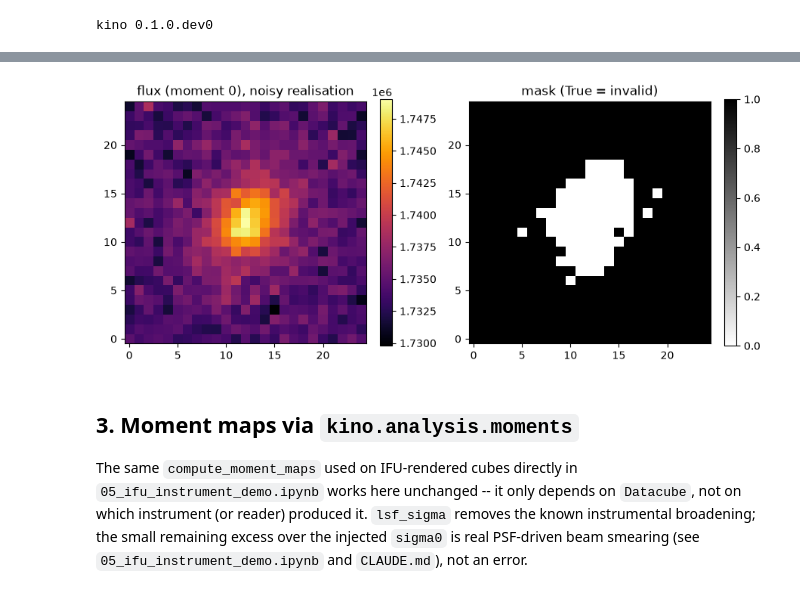
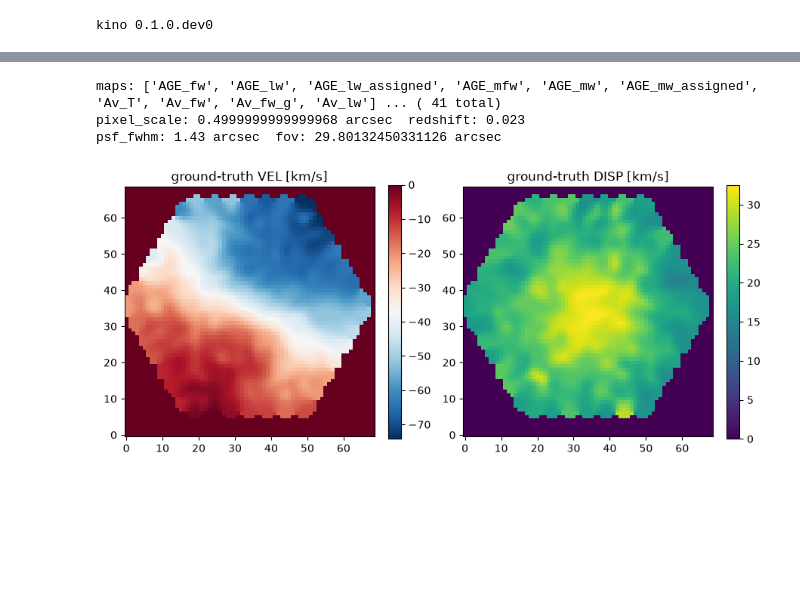
Before and after one commit to andrevitorelli/KINO, a Jupyter notebook: notebooks/06_mangia_datacube_demo.ipynb, the cells around one changed output, grey strips where cells are left out. Saved outputs shown, nothing was run; the diff lists cells and outputs as text; code cells hidden in the pictures; blank space fills up the shorter version.

```diff
--- a/notebooks/06_mangia_datacube_demo.ipynb
+++ b/notebooks/06_mangia_datacube_demo.ipynb
@@ -28,22 +35,26 @@ current (expected) failure mode.
 # %% [markdown]
 ## 0. Setup
 # %%
+import os
 from pathlib import Path
 
 import astropy.units as u
 import matplotlib.pyplot as plt
 import numpy as np
-from astropy.constants import c as C_LIGHT
-from astropy.io import fits
 
 import kino
-from kino.analysis.moments import compute_moment_maps
-from kino.galaxy import DiscGalaxy
-from kino.instruments import IFU
-from kino.io.manga import read_mangia_cube
-from kino.lensing import apply_shear
+from kino.analysis.moments import compute_moment_maps, crop_to_line
+from kino.io.download import fetch_mangia_members, mangia_member_name
+from kino.io.manga import (
+    read_mangia_maps,
+    read_mangia_rss,
+    regrid_fibers_to_grid,
+    regrid_rss_to_cube,
+)
 
-rng = np.random.default_rng(seed=7)  # explicit, seeded RNG -- see CLAUDE.md conventions
 print("kino", kino.__version__)
+
+DATA_DIR = Path("..") / "data" / "mangia"
+DATA_DIR.mkdir(parents=True, exist_ok=True)
 # %% [output]
 kino 0.1.0.dev0
@@ -139,23 +121,20 @@ unverified: True
 # %%
-cube_for_image = read_mangia_cube(noisy_path, pixel_scale=ifu.pixel_scale)
-flux_map = cube_for_image.flux.sum(axis=0)
+rss_path, maps_path = available[0]
+maps = read_mangia_maps(maps_path)
+print("maps:", sorted(maps.maps)[:10], "... (", len(maps.maps), "total)")
+print("pixel_scale:", maps.pixel_scale, " redshift:", maps.redshift)
+print("psf_fwhm:", maps.psf_fwhm, " fov:", maps.fov)
+
 fig, axes = plt.subplots(1, 2, figsize=(9, 4))
-im0 = axes[0].imshow(flux_map, origin="lower", cmap="inferno")
-axes[0].set_title("flux (moment 0), noisy realisation")
+im0 = axes[0].imshow(maps.maps["VEL"], origin="lower", cmap="RdBu_r")
+axes[0].set_title("ground-truth VEL [km/s]")
 fig.colorbar(im0, ax=axes[0], fraction=0.046)
-
-im1 = axes[1].imshow(cube_for_image.mask.any(axis=0), origin="lower", cmap="gray_r")
-axes[1].set_title("mask (True = invalid)")
+im1 = axes[1].imshow(maps.maps["DISP"], origin="lower", cmap="viridis")
+axes[1].set_title("ground-truth DISP [km/s]")
 fig.colorbar(im1, ax=axes[1], fraction=0.046)
 fig.tight_layout()
 # %% [output]
+maps: ['AGE_fw', 'AGE_lw', 'AGE_lw_assigned', 'AGE_mfw', 'AGE_mw', 'AGE_mw_assigned', 'Av_T', 'Av_fw', 'Av_fw_g', 'Av_lw'] ... ( 41 total)
+pixel_scale: 0.4999999999999968 arcsec  redshift: 0.023
+psf_fwhm: 1.43 arcsec  fov: 29.80132450331126 arcsec
-[figure, old version]
+[figure, new version]
-# %% [markdown]
-## 3. Moment maps via `kino.analysis.moments`
-
-The same `compute_moment_maps` used on IFU-rendered cubes directly in
-`05_ifu_instrument_demo.ipynb` works here unchanged -- it only depends on
-`Datacube`, not on which instrument (or reader) produced it. `lsf_sigma`
-removes the known instrumental broadening; the small remaining excess over
-the injected `sigma0` is real PSF-driven beam smearing (see
-`05_ifu_instrument_demo.ipynb` and `CLAUDE.md`), not an error.
```
Also changed, not shown: parts of 25 cells of this notebook, 10 other files.
